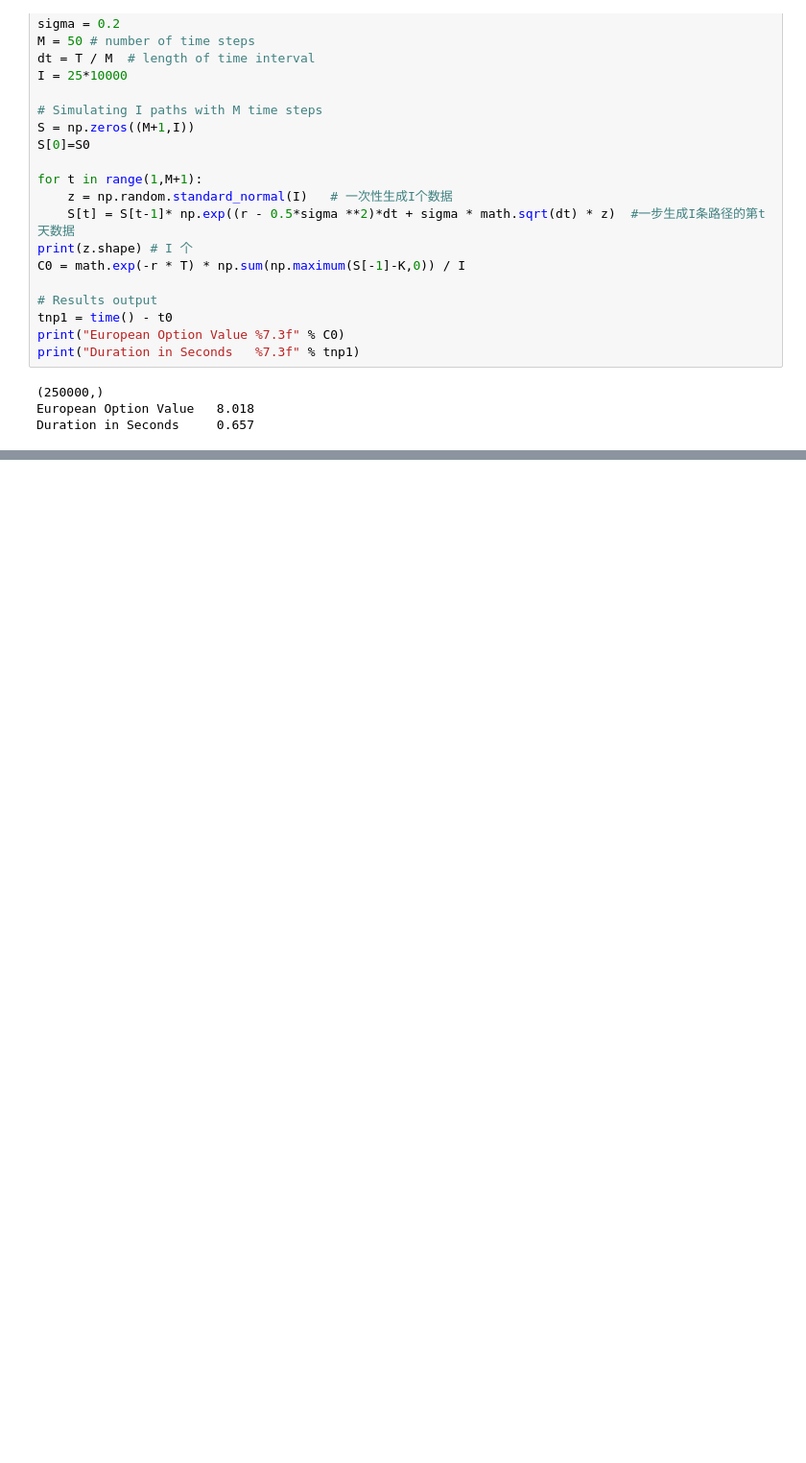
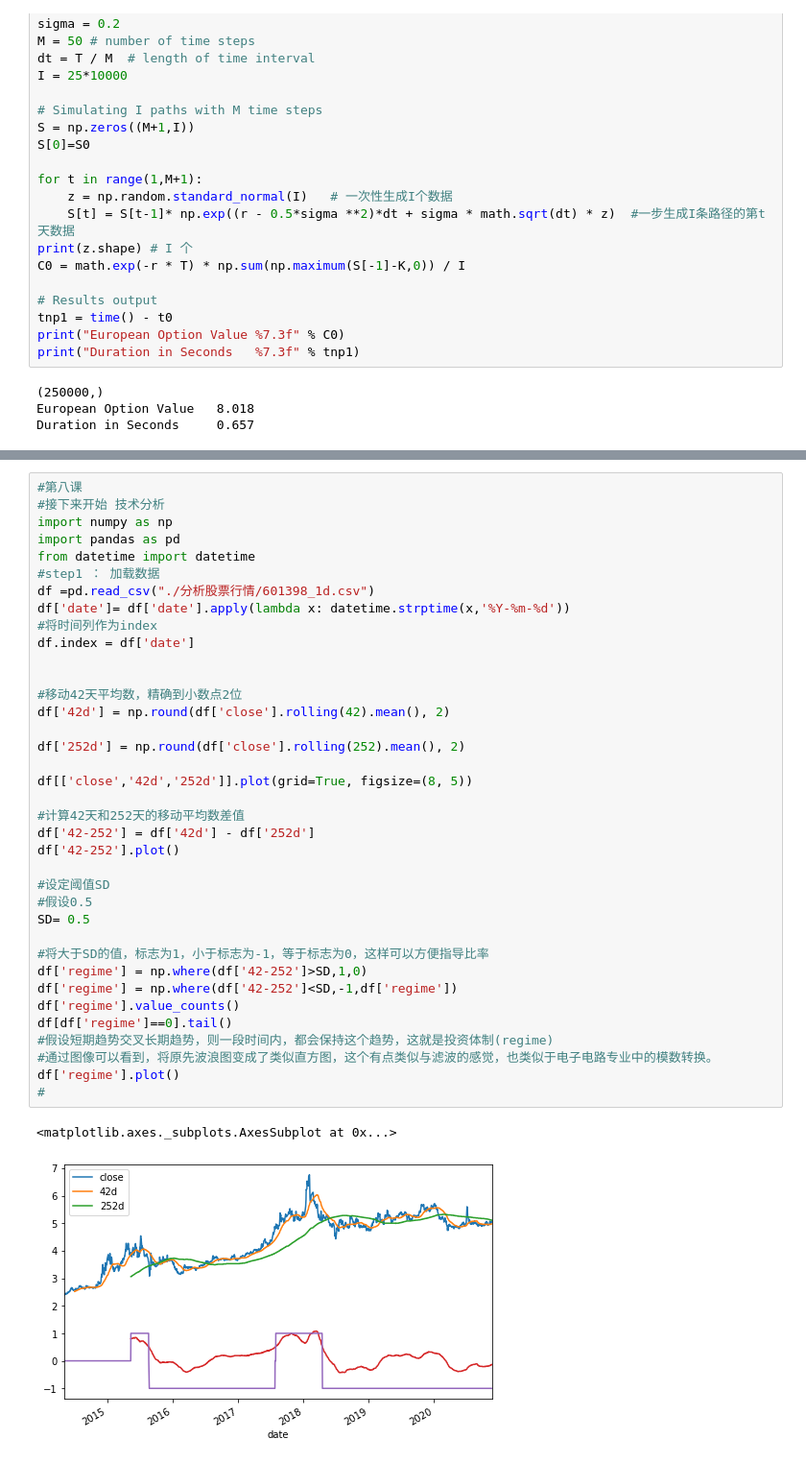
Before and after one commit to ggwhsd/PythonPractice, a Jupyter notebook: QuantPractice/金融python学习.ipynb, the cells around one changed output, grey strips where cells are left out. Shown at 96% size. Cells and saved outputs as stored; diff of their text form; blank space fills up the shorter version.

```diff
--- a/QuantPractice/金融python学习.ipynb
+++ b/QuantPractice/金融python学习.ipynb
@@ -254,0 +287,40 @@ Duration in Seconds     0.657
+# %%
+#第八课
+#接下来开始 技术分析
+import numpy as np
+import pandas as pd
+from datetime import datetime
+#step1 ： 加载数据
+df =pd.read_csv("./分析股票行情/601398_1d.csv")
+df['date']= df['date'].apply(lambda x: datetime.strptime(x,'%Y-%m-%d'))
+#将时间列作为index
+df.index = df['date']
+
+
+#移动42天平均数，精确到小数点2位
+df['42d'] = np.round(df['close'].rolling(42).mean(), 2)
+
+df['252d'] = np.round(df['close'].rolling(252).mean(), 2)
+
+df[['close','42d','252d']].plot(grid=True, figsize=(8, 5))
+
+#计算42天和252天的移动平均数差值
+df['42-252'] = df['42d'] - df['252d']
+df['42-252'].plot()
+
+#设定阈值SD
+#假设0.5
+SD= 0.5
+
+#将大于SD的值，标志为1，小于标志为-1，等于标志为0，这样可以方便指导比率
+df['regime'] = np.where(df['42-252']>SD,1,0)
+df['regime'] = np.where(df['42-252']<SD,-1,df['regime'])
+df['regime'].value_counts()
+df[df['regime']==0].tail()
+#假设短期趋势交叉长期趋势，则一段时间内，都会保持这个趋势，这就是投资体制(regime)
+#通过图像可以看到，将原先波浪图变成了类似直方图，这个有点类似与滤波的感觉，也类似于电子电路专业中的模数转换。
+df['regime'].plot()
+#
+# %% [output]
+<matplotlib.axes._subplots.AxesSubplot at 0x...>
+[figure, added]
```
Also changed, not shown: parts of 4 cells of this notebook.
